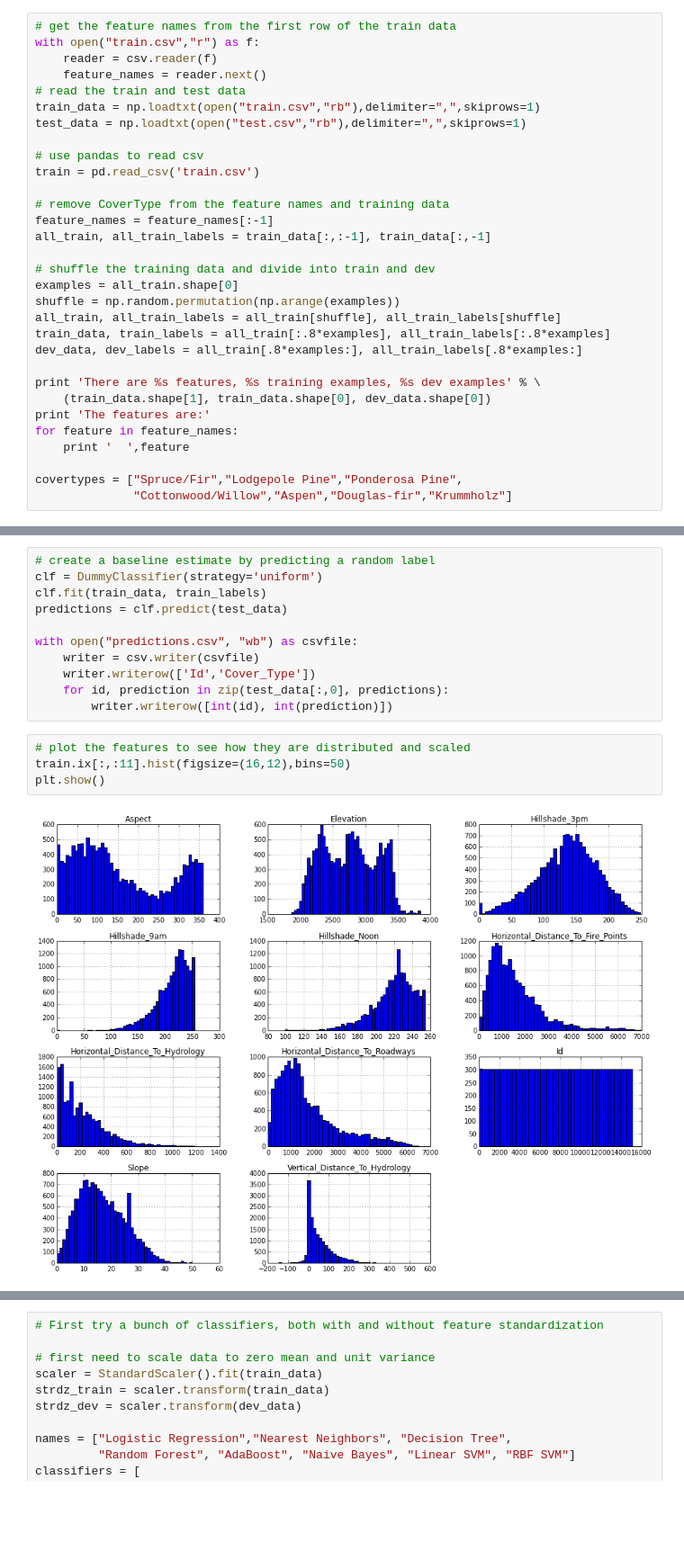
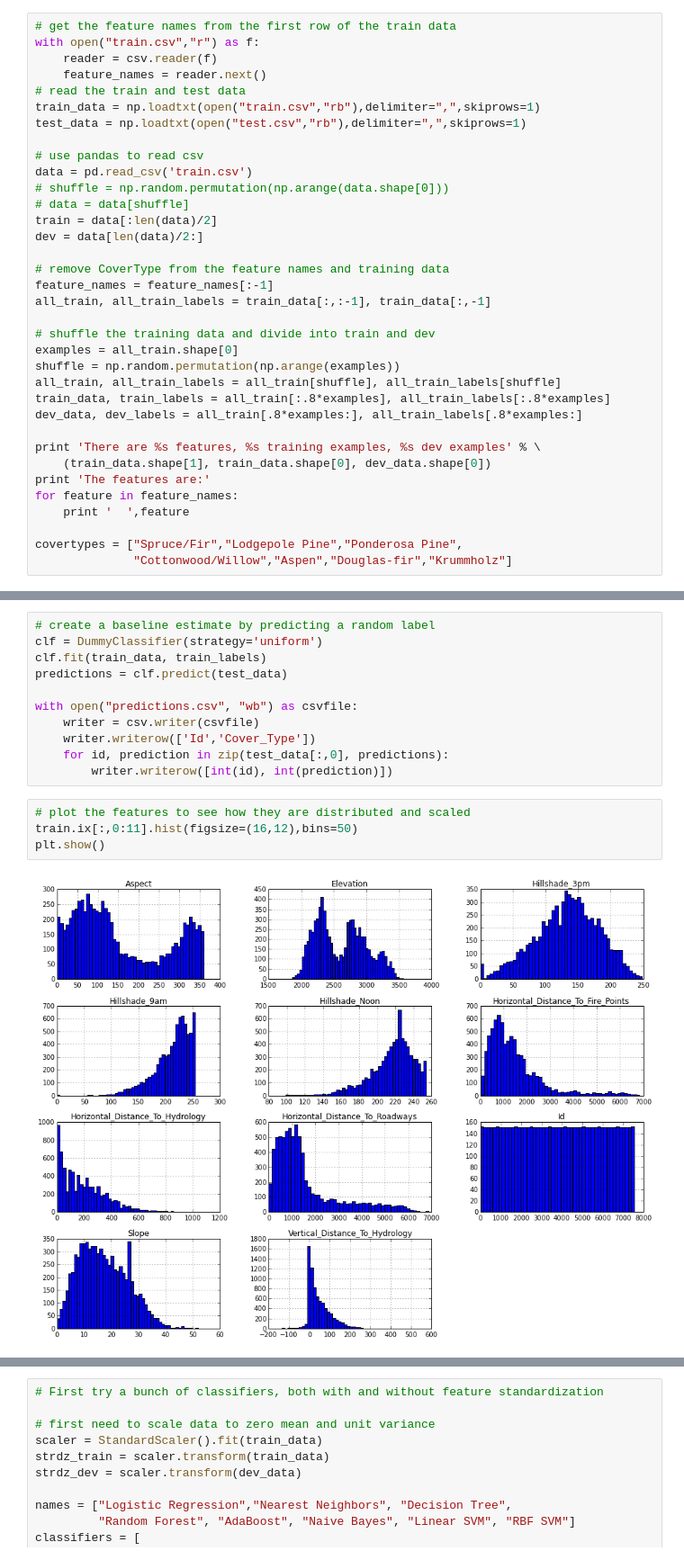
Before and after one commit to kevinallen/w207-forestcover, a Jupyter notebook: forest_cover.ipynb, the cells around one changed output, grey strips where cells are left out. Shown: that part at 90% size. Drawn from its saved outputs; the diff is of its cells as text; blank space fills up the shorter version.

```diff
--- a/forest_cover.ipynb
+++ b/forest_cover.ipynb
@@ -36,7 +36,11 @@ train_data = np.loadtxt(open("train.csv","rb"),delimiter=",",skiprows=1)
 test_data = np.loadtxt(open("test.csv","rb"),delimiter=",",skiprows=1)
 
 # use pandas to read csv
-train = pd.read_csv('train.csv')
+data = pd.read_csv('train.csv')
+# shuffle = np.random.permutation(np.arange(data.shape[0]))
+# data = data[shuffle]
+train = data[:len(data)/2]
+dev = data[len(data)/2:]
 
 # remove CoverType from the feature names and training data
 feature_names = feature_names[:-1]
@@ -88,7 +92,7 @@ with open("predictions.csv", "wb") as csvfile:
         writer.writerow([int(id), int(prediction)])
 # %%
 # plot the features to see how they are distributed and scaled
-train.ix[:,:11].hist(figsize=(16,12),bins=50)
+train.ix[:,0:11].hist(figsize=(16,12),bins=50)
 plt.show()
 # %% [output]
-[figure, old version]
+[figure, new version]
```
Also changed, not shown: parts of 11 cells of this notebook.
